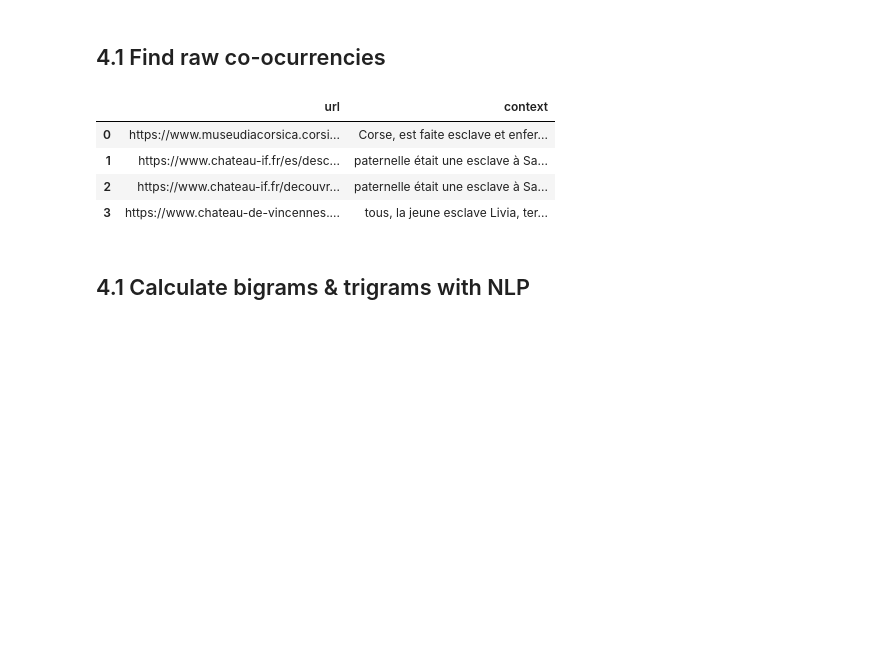
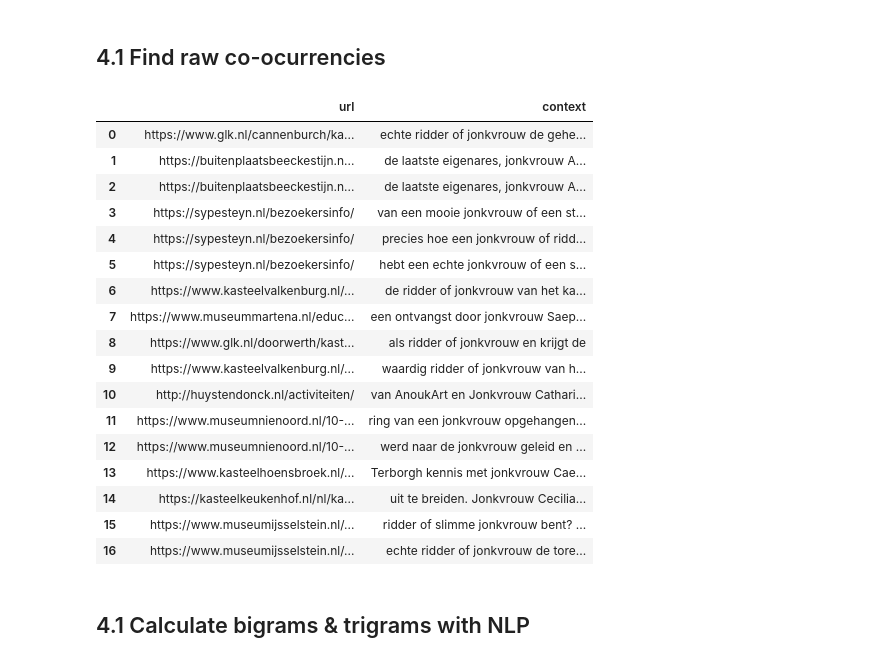
Before and after one commit to jazoza/HHD, a Jupyter notebook: 04_HH_narratives.ipynb, the cells around one changed output. Saved outputs shown, nothing was run; the diff lists cells and outputs as text; code cells hidden in the pictures; blank space fills up the shorter version.

```diff
--- a/04_HH_narratives.ipynb
+++ b/04_HH_narratives.ipynb
@@ -185,3 +203,18 @@ for i in document:
 # %%
+# Combine all pages from one domain into a list of pages
+website = 'poptaslot.nl'
+document = df[df['domain'] == website]['text'].tolist()
+
+# remove new line characters, count words&characters in each line of the text
+clean_document = []
+word_count = 0
+character_count = 0
+for i in document:
+    j = i.replace('\n', ' ').replace('\r', '')
+    w = len(j.split())
+    word_count += w
+    character_count +=len(j)
+    clean_document.append(j)
+
 print('word_count:', word_count, '\ncharacter_count:', character_count)
 clean_document
@@ -982,30 +1011,43 @@ df.head()
 ## 4.1 Find raw co-ocurrencies
 # %%
 # Find keywords in context: 3 words + term + 3 words
-keyword = 'esclave'
+keyword = 'jonkvrouw'
 
 def find_keyword_context(df, keyword):
   new_df = pd.DataFrame(columns=['url', 'context'])
   for index, row in df.iterrows():
     text = row['text']
     if isinstance(text, str):
       words = text.split()
       for i in range(len(words)):
         if words[i].lower() == keyword.lower():
           start = max(0, i - 3) # 3 words before
           end = min(len(words), i + 4) # 3 words after
           context = ' '.join(words[start:end])
           new_df = pd.concat([new_df, pd.DataFrame({'url': [row['url']], 'context': [context]})], ignore_index=True)
   return new_df
 
 context_df = find_keyword_context(df, keyword)
 context_df
 # %% [output]
 |  | url | context |
-| 0 | https://www.museudiacorsica.corsi... | Corse, est faite esclave et enfer... |
-| 1 | https://www.chateau-if.fr/es/desc... | paternelle était une esclave à Sa... |
-| 2 | https://www.chateau-if.fr/decouvr... | paternelle était une esclave à Sa... |
-| 3 | https://www.chateau-de-vincennes.... | tous, la jeune esclave Livia, ter... |
+| 0 | https://www.glk.nl/cannenburch/ka... | echte ridder of jonkvrouw de gehe... |
+| 1 | https://buitenplaatsbeeckestijn.n... | de laatste eigenares, jonkvrouw A... |
+| 2 | https://buitenplaatsbeeckestijn.n... | de laatste eigenares, jonkvrouw A... |
+| 3 | https://sypesteyn.nl/bezoekersinfo/ | van een mooie jonkvrouw of een st... |
+| 4 | https://sypesteyn.nl/bezoekersinfo/ | precies hoe een jonkvrouw of ridd... |
+| 5 | https://sypesteyn.nl/bezoekersinfo/ | hebt een echte jonkvrouw of een s... |
+| 6 | https://www.kasteelvalkenburg.nl/... | de ridder of jonkvrouw van het ka... |
+| 7 | https://www.museummartena.nl/educ... | een ontvangst door jonkvrouw Saep... |
+| 8 | https://www.glk.nl/doorwerth/kast... | als ridder of jonkvrouw en krijgt de |
+| 9 | https://www.kasteelvalkenburg.nl/... | waardig ridder of jonkvrouw van h... |
+| 10 | http://huystendonck.nl/activiteiten/ | van AnoukArt en Jonkvrouw Cathari... |
+| 11 | https://www.museumnienoord.nl/10-... | ring van een jonkvrouw opgehangen... |
+| 12 | https://www.museumnienoord.nl/10-... | werd naar de jonkvrouw geleid en ... |
+| 13 | https://www.kasteelhoensbroek.nl/... | Terborgh kennis met jonkvrouw Cae... |
+| 14 | https://kasteelkeukenhof.nl/nl/ka... | uit te breiden. Jonkvrouw Cecilia... |
+| 15 | https://www.museumijsselstein.nl/... | ridder of slimme jonkvrouw bent? ... |
+| 16 | https://www.museumijsselstein.nl/... | echte ridder of jonkvrouw de tore... |
 # %% [markdown]
 ## 4.1 Calculate bigrams & trigrams with NLP
 # %%
```
Also changed, not shown: parts of 6 cells of this notebook.
